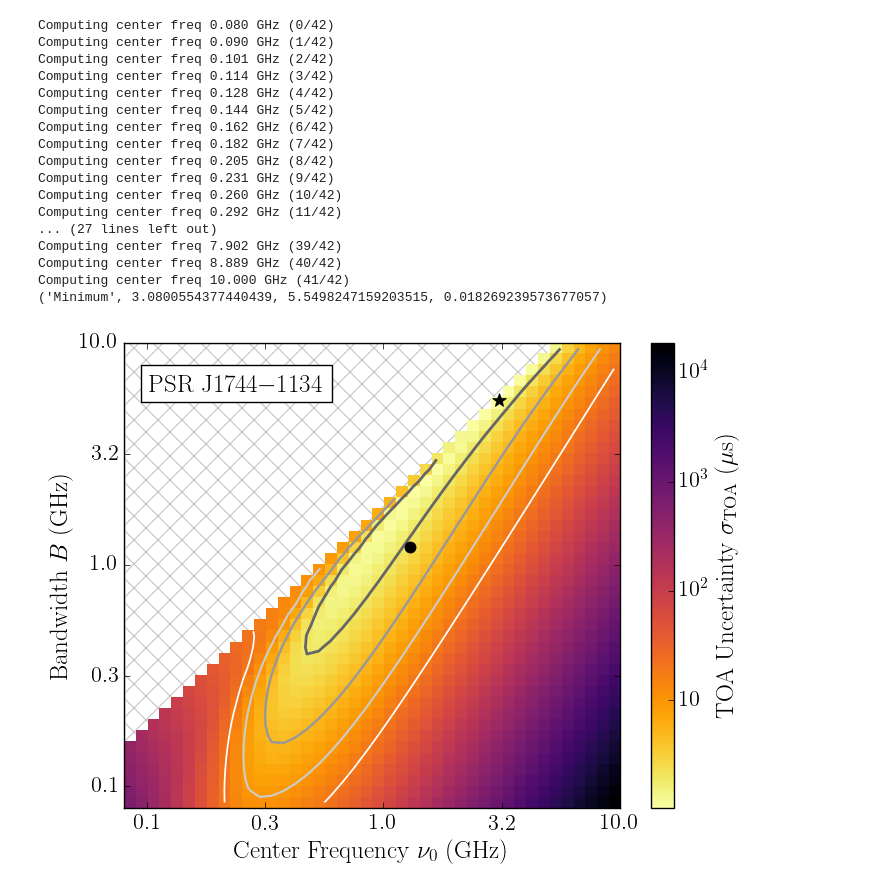
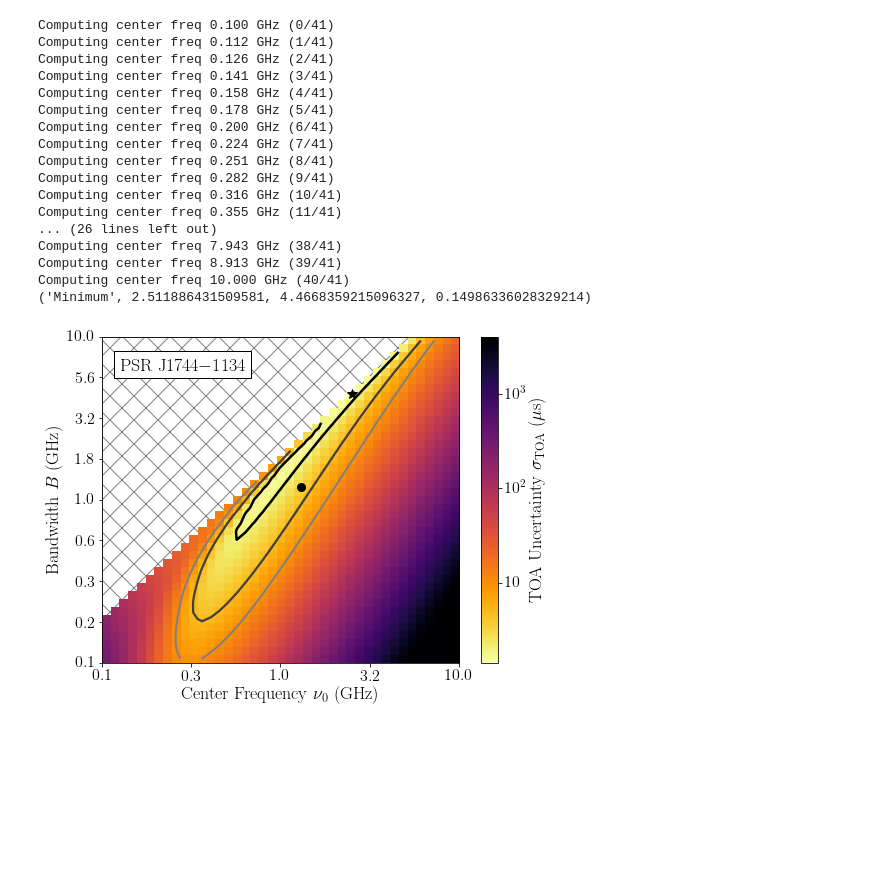
Before and after one commit to mtlam/FrequencyOptimizer, a Jupyter notebook: example_analysis.ipynb, the cells around one changed output. Saved outputs shown, nothing was run; the diff lists cells and outputs as text; code cells hidden in the pictures; blank space fills up the shorter version.

```diff
--- a/example_analysis.ipynb
+++ b/example_analysis.ipynb
@@ -16,37 +5,3 @@ def run(psrnoise,numin=0.08,numax=10.0,nchan=60,log=True,nsteps=25,frac_bw=False
-# %%
-NCHAN = 20 #number of channels (in log frequency) to break up the band into to build covariance matrices
-NSTEPS = 20
-'''
-alpha = pulsar spectral index
-beta = galactic noise background index
-taud = scattering timescale (at 1 GHz, I allow for other values but haven't allowed for a way to supply an argument yet)
-A_e = effective area. May switch to gain. A_e = 5520.0 -> 2.0 K/Jy (GBT)
-I_0 = flux density in mJy (at 1 GHz)
-EM = emission measure. Right now just derived from DM^2 / D
-T_e = electron temperature in K
-tauvar = variation in the scattering timescale. I use the (max-min)/2 from Lina's paper to represent that range, otherwise it's just half the scattering timescale
-dtd = scintillation timescale in seconds
-Weffs = effective widths over the channels in microseconds
-sigma_Js = jitter in microseconds. Implicit is that this is a 30 minute observation, need to allow for a way to supply that argument
-'''
-psrnoiseJ1744 = PulsarNoise("J1744-1134",alpha=1.49,beta=2.75,taud=26.1e-3,A_e=5520.0,I_0=4.888,DM=3.14,D=0.42,tauvar=12.2e-3,dtd=1272.2,Weffs=np.zeros(NCHAN)+511.0,W50s=np.zeros(NCHAN)+136.8,sigma_Js=np.zeros(NCHAN)+0.066)  #jitter upper limit
-run(psrnoiseJ1744,nchan=NCHAN,nsteps=NSTEPS,minimum='k*',points=(1.3,1.2,'ko'))#,nsteps=100,frac_bw=True)
-# %% [output]
-Computing center freq 0.080 GHz (0/42)
-Computing center freq 0.090 GHz (1/42)
-Computing center freq 0.101 GHz (2/42)
-Computing center freq 0.114 GHz (3/42)
-Computing center freq 0.128 GHz (4/42)
-Computing center freq 0.144 GHz (5/42)
-Computing center freq 0.162 GHz (6/42)
-Computing center freq 0.182 GHz (7/42)
-Computing center freq 0.205 GHz (8/42)
-Computing center freq 0.231 GHz (9/42)
-Computing center freq 0.260 GHz (10/42)
-Computing center freq 0.292 GHz (11/42)
-... (27 lines left out)
-Computing center freq 7.902 GHz (39/42)
-Computing center freq 8.889 GHz (40/42)
-Computing center freq 10.000 GHz (41/42)
-('Minimum', 3.0800554377440439, 5.5498247159203515, 0.018269239573677057)
-[figure, removed]
+# %%
+galnoise = GalacticNoise()
+telnoise = TelescopeNoise(gain=2.0,T_const=30)
@@ -52,0 +12,25 @@ Computing center freq 10.000 GHz (41/42)
+# %%
+psrnoise = PulsarNoise("J1744-1134",alpha=1.49,taud=26.1e-3,I_0=4.888,DM=3.14,D=0.41,tauvar=12.2e-3,dtd=1272.2,Weffs=np.zeros(NCHAN)+511.0,W50s=np.zeros(NCHAN)+136.8,sigma_Js=np.zeros(NCHAN)+0.066,P=4.074545941439190)  #jitter upper limit
+
+freqopt = FrequencyOptimizer(psrnoise,galnoise,telnoise,numin=0.1,numax=10.0,nchan=NCHAN,log=True,nsteps=NSTEPS)
+freqopt.calc()
+freqopt.plot(doshow=True,save=False,minimum='k*',points=(1.3,1.2,'ko'))
+# %% [output]
+Computing center freq 0.100 GHz (0/41)
+Computing center freq 0.112 GHz (1/41)
+Computing center freq 0.126 GHz (2/41)
+Computing center freq 0.141 GHz (3/41)
+Computing center freq 0.158 GHz (4/41)
+Computing center freq 0.178 GHz (5/41)
+Computing center freq 0.200 GHz (6/41)
+Computing center freq 0.224 GHz (7/41)
+Computing center freq 0.251 GHz (8/41)
+Computing center freq 0.282 GHz (9/41)
+Computing center freq 0.316 GHz (10/41)
+Computing center freq 0.355 GHz (11/41)
+... (26 lines left out)
+Computing center freq 7.943 GHz (38/41)
+Computing center freq 8.913 GHz (39/41)
+Computing center freq 10.000 GHz (40/41)
+('Minimum', 2.511886431509581, 4.4668359215096327, 0.14986336028329214)
+[figure, added]
```
Also changed, not shown: parts of 3 cells of this notebook.
